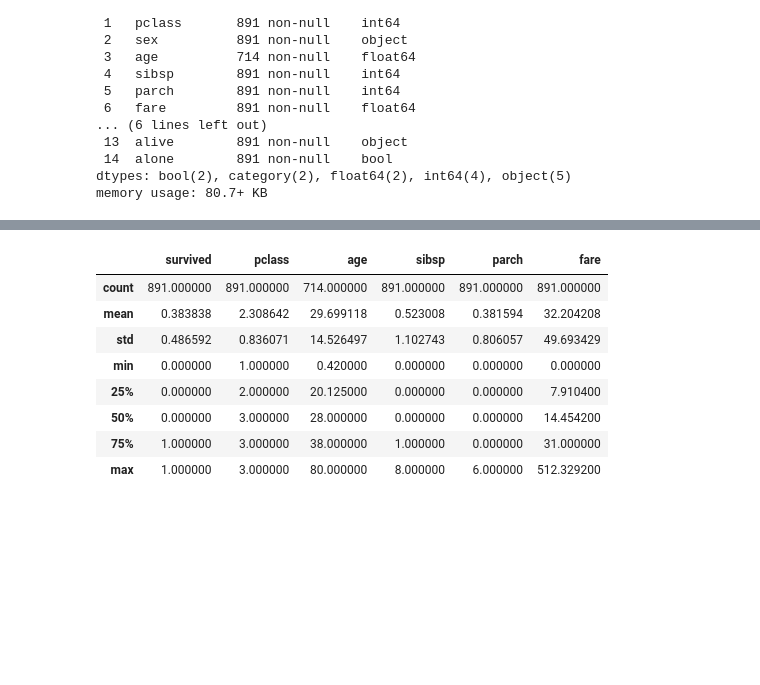
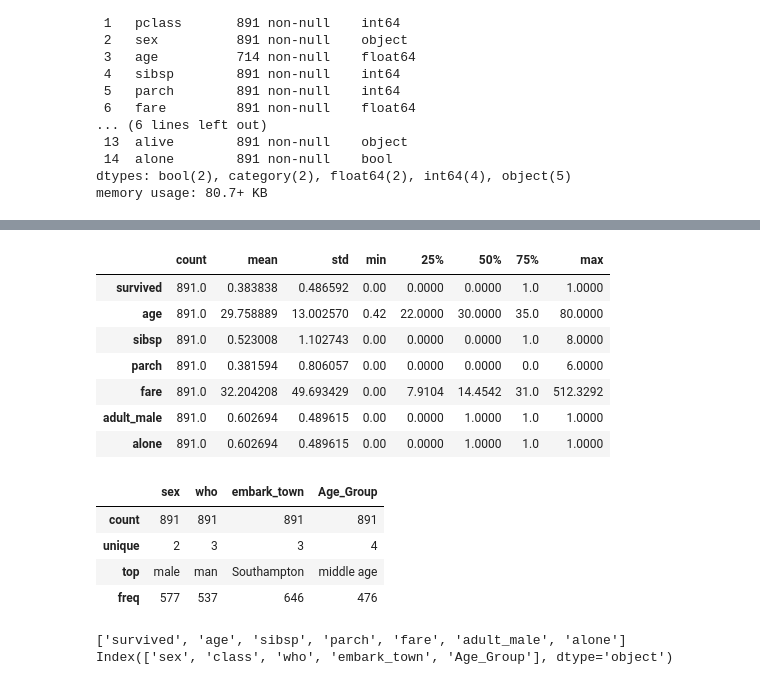
Before and after one commit to vineetha00/EDA, a Jupyter notebook: Titanic_EDA.ipynb, the cells around one changed output, grey strips where cells are left out. Drawn from its saved outputs; the diff is of its cells as text; code cells hidden in the pictures; blank space fills up the shorter version.

```diff
--- a/Titanic_EDA.ipynb
+++ b/Titanic_EDA.ipynb
@@ -38,0 +137,12 @@ memory usage: 80.7+ KB
+# %%
+def categorize(age):
+    if age < 14:
+        return 'Young'
+    elif age < 21:
+        return 'Adult'
+    elif age < 35:
+        return 'middle age'
+    else:
+        return 'senior'
+# %%
+df['Age_Group']= df['age'].apply(categorize)
@@ -38,0 +158,4 @@ memory usage: 80.7+ KB
+# %%
+df['alone'].replace({True:1,False:0}, inplace = True)
+# %%
+df['adult_male'].replace({True:1,False:0}, inplace = True)
@@ -39,12 +171,28 @@ memory usage: 80.7+ KB
+# %%
+df.describe().T # .T is transpose
+# %% [output]
+|  | count | mean | std | min | 25% | 50% | 75% | max |
+| survived | 891.0 | 0.383838 | 0.486592 | 0.00 | 0.0000 | 0.0000 | 1.0 | 1.0000 |
+| age | 891.0 | 29.758889 | 13.002570 | 0.42 | 22.0000 | 30.0000 | 35.0 | 80.0000 |
+| sibsp | 891.0 | 0.523008 | 1.102743 | 0.00 | 0.0000 | 0.0000 | 1.0 | 8.0000 |
+| parch | 891.0 | 0.381594 | 0.806057 | 0.00 | 0.0000 | 0.0000 | 0.0 | 6.0000 |
+| fare | 891.0 | 32.204208 | 49.693429 | 0.00 | 7.9104 | 14.4542 | 31.0 | 512.3292 |
+| adult_male | 891.0 | 0.602694 | 0.489615 | 0.00 | 0.0000 | 1.0000 | 1.0 | 1.0000 |
+| alone | 891.0 | 0.602694 | 0.489615 | 0.00 | 0.0000 | 1.0000 | 1.0 | 1.0000 |
 # %%
-df.describe()
+df.describe(include = 'object')
 # %% [output]
-|  | survived | pclass | age | sibsp | parch | fare |
-| count | 891.000000 | 891.000000 | 714.000000 | 891.000000 | 891.000000 | 891.000000 |
-| mean | 0.383838 | 2.308642 | 29.699118 | 0.523008 | 0.381594 | 32.204208 |
-| std | 0.486592 | 0.836071 | 14.526497 | 1.102743 | 0.806057 | 49.693429 |
-| min | 0.000000 | 1.000000 | 0.420000 | 0.000000 | 0.000000 | 0.000000 |
-| 25% | 0.000000 | 2.000000 | 20.125000 | 0.000000 | 0.000000 | 7.910400 |
-| 50% | 0.000000 | 3.000000 | 28.000000 | 0.000000 | 0.000000 | 14.454200 |
-| 75% | 1.000000 | 3.000000 | 38.000000 | 1.000000 | 0.000000 | 31.000000 |
-| max | 1.000000 | 3.000000 | 80.000000 | 8.000000 | 6.000000 | 512.329200 |
+|  | sex | who | embark_town | Age_Group |
+| count | 891 | 891 | 891 | 891 |
+| unique | 2 | 3 | 3 | 4 |
+| top | male | man | Southampton | middle age |
+| freq | 577 | 537 | 646 | 476 |
+# %%
+num_col = df.select_dtypes(include = np.number).columns.tolist()
+cat_col = df.select_dtypes(include=['object','category']).columns
+
+print(num_col)
+print(cat_col)
+# %% [output]
+['survived', 'age', 'sibsp', 'parch', 'fare', 'adult_male', 'alone']
+Index(['sex', 'class', 'who', 'embark_town', 'Age_Group'], dtype='object')
```
Also changed, not shown: parts of 28 cells of this notebook, 1 other file.
